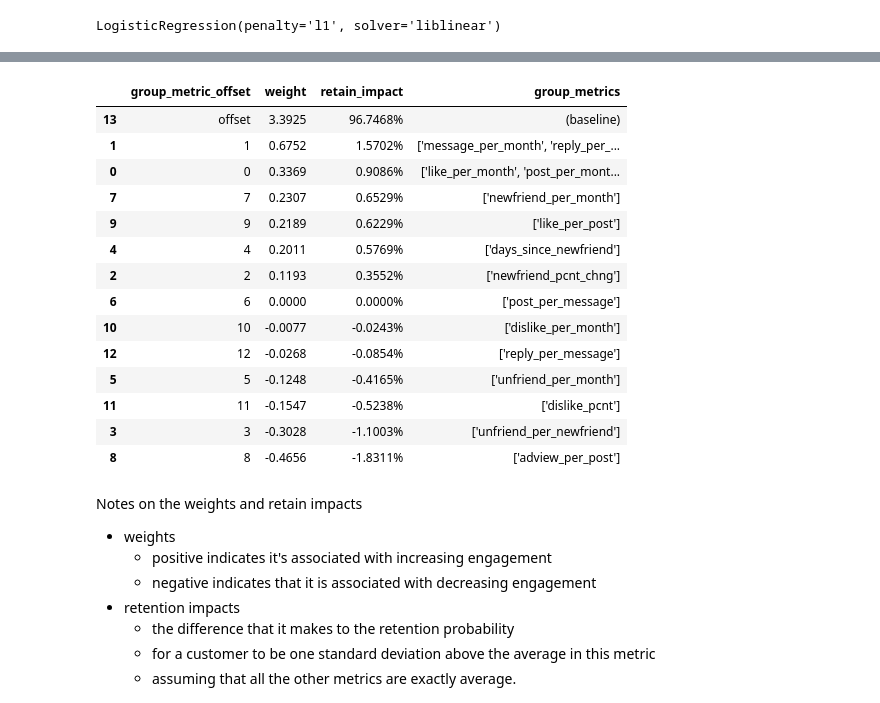
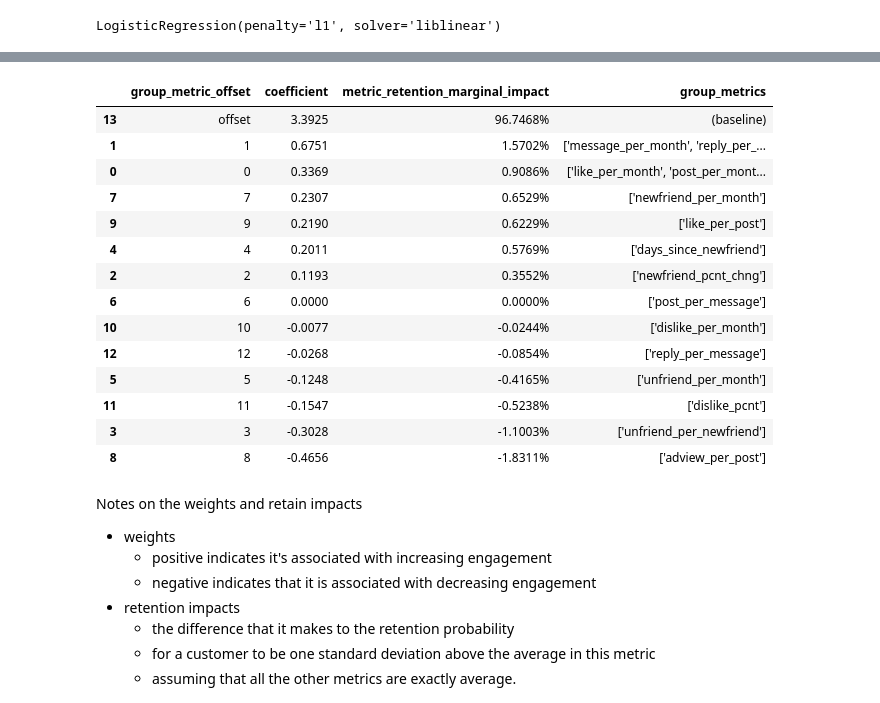
Before and after one commit to davilayang/fight-churn, a Jupyter notebook: notebooks/08-prediction.ipynb, the cells around one changed output, grey strips where cells are left out. Saved outputs shown, nothing was run; the diff lists cells and outputs as text; code cells hidden in the pictures.

```diff
--- a/notebooks/08-prediction.ipynb
+++ b/notebooks/08-prediction.ipynb
@@ -579,16 +601,20 @@ pprint(chap8["list2"])
 # %%
 from sklearn.linear_model import LogisticRegression
 # %%
-def prepare_data(grouped_data: pd.DataFrame, as_retention: bool) \
+def prepare_data(grouped_data: pd.DataFrame, as_retention: bool  = True) \
     -> Tuple[pd.DataFrame, pd.Series]:
     """Prepare data as X and y, with option to convert churn rate to retention rate"""
 
+    X = grouped_data.drop(columns=['is_churn'])
+
+    # as churn
     y = grouped_data['is_churn'].astype(int)
 
-    # convert y values to retention, i.e. retention rate + churn rate = 1
+    # convert y values to retention, n.b. retention rate + churn rate = 1
     if as_retention:
-        y = np.subtract(1,y)
-
-    X = grouped_data.drop(['is_churn'],axis=1)
+        # `is_churn = False` converted to `is_retained = True`
+        y = np.subtract(1, y).rename("is_retained")
 
     return X, y
+X, y = prepare_data(grouped_scores, as_retention=True)
+X.shape, y.shape, y.name
@@ -628,7 +689,7 @@ def calculate_impacts(model: LogisticRegression):
 # %%
 def save_regression_summary(model: LogisticRegression, cluster_groups: pd.DataFrame) -> pd.DataFrame:
 
-    one_stdev_impact, average_retain = calculate_impacts(model)
+    one_stdev_impact, average_retain = calculate_retention_impacts(model)
 
     model_summary = pd.DataFrame.from_dict({
         'group_metric_offset':  np.append(cluster_groups.index,'offset'),
@@ -644,6 +705,7 @@ def save_dataset_predictions(model: LogisticRegression, X: pd.DataFrame) -> pd.D
     preds = model.predict_proba(X)
     predictions = pd.DataFrame(
         preds, index=X.index, columns=['churn_prob','retain_prob']
+        # preds has two columns, class=0 and class=1
     )
 
     return predictions
@@ -651,12 +713,11 @@ def save_dataset_predictions(model: LogisticRegression, X: pd.DataFrame) -> pd.D
 def logistic_regression(grouped_data, cluster_groups, as_retention=True):
 
     # get X and y as training data
+    # default to convert to is_retained
     X, y = prepare_data(grouped_data, as_retention=as_retention)
 
     # fit model with training data
-    model = LogisticRegression(
-        penalty='l1', solver='liblinear', fit_intercept=True
-    )
+    model = LogisticRegression(penalty='l1', solver='liblinear', fit_intercept=True)
     model.fit(X, y)
 
     # export summary
@@ -664,9 +725,9 @@ def logistic_regression(grouped_data, cluster_groups, as_retention=True):
     # export predictions
     preds = save_dataset_predictions(model, X)
 
-    return model, summary, preds
+    return (X, y), model, summary, preds
 # %%
-model, model_summary, predictions = logistic_regression(
+(X, y), model, model_summary, predictions = logistic_regression(
     grouped_scores, groups, as_retention=True
 )
 model
@@ -675,25 +785,23 @@ LogisticRegression(penalty='l1', solver='liblinear')
 # %%
 with pd.option_context('display.max_colwidth', 120, "precision", 4):
     display(
-        model_summary.assign(
-            # retain_impact=lambda d: (d.retain_impact * 100).map(lambda v: f"{v:.4f}%"),
-            retain_impact=lambda d: (d.retain_impact * 100),
-            # group_metrics=lambda d: d.group_metrics.map(lambda l: ", ".join(l) if type(l) == "list" else l)
-        ).sort_values("retain_impact", ascending=False)
-        .style.format({"retain_impact": "{:,.4f}%".format,})
+        model_summary.assign(retain_impact=lambda d: (d.retain_impact * 100))
+        .rename(columns={"weight": "coefficient", "retain_impact": "metric_retention_marginal_impact"})
+        .sort_values("metric_retention_marginal_impact", ascending=False)
+        .style.format({"metric_retention_marginal_impact": "{:,.4f}%".format,})
     )
 # default is 50
 # %% [output]
-|  | group_metric_offset | weight | retain_impact | group_metrics |
+|  | group_metric_offset | coefficient | metric_retention_marginal_impact | group_metrics |
 | 13 | offset | 3.3925 | 96.7468% | (baseline) |
-| 1 | 1 | 0.6752 | 1.5702% | ['message_per_month', 'reply_per_... |
+| 1 | 1 | 0.6751 | 1.5702% | ['message_per_month', 'reply_per_... |
 | 0 | 0 | 0.3369 | 0.9086% | ['like_per_month', 'post_per_mont... |
 | 7 | 7 | 0.2307 | 0.6529% | ['newfriend_per_month'] |
-| 9 | 9 | 0.2189 | 0.6229% | ['like_per_post'] |
+| 9 | 9 | 0.2190 | 0.6229% | ['like_per_post'] |
 | 4 | 4 | 0.2011 | 0.5769% | ['days_since_newfriend'] |
 | 2 | 2 | 0.1193 | 0.3552% | ['newfriend_pcnt_chng'] |
 | 6 | 6 | 0.0000 | 0.0000% | ['post_per_message'] |
-| 10 | 10 | -0.0077 | -0.0243% | ['dislike_per_month'] |
+| 10 | 10 | -0.0077 | -0.0244% | ['dislike_per_month'] |
 | 12 | 12 | -0.0268 | -0.0854% | ['reply_per_message'] |
 | 5 | 5 | -0.1248 | -0.4165% | ['unfriend_per_month'] |
 | 11 | 11 | -0.1547 | -0.5238% | ['dislike_pcnt'] |
```
Also changed, not shown: parts of 12 cells of this notebook.
